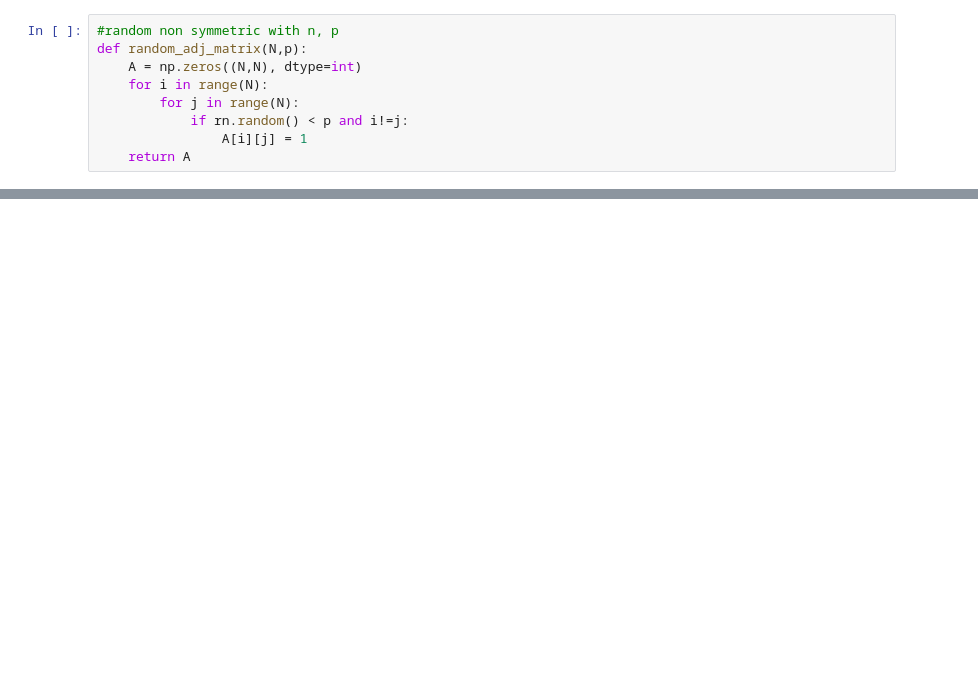
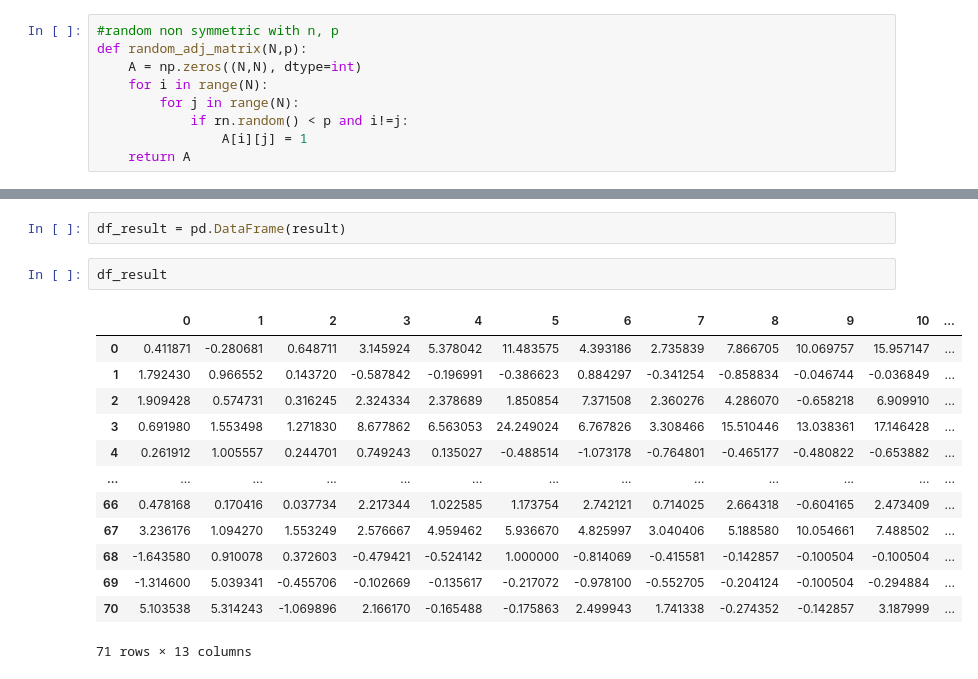
Before and after one commit to EnricoBorriello/Triads_Topology_Bio_Nets, a Jupyter notebook: Adjacency Matrices.ipynb, the cells around one changed output, grey strips where cells are left out. Saved outputs shown, nothing was run; the diff lists cells and outputs as text; blank space fills up the shorter version.

```diff
--- a/Adjacency Matrices.ipynb
+++ b/Adjacency Matrices.ipynb
@@ -329,0 +181,18 @@ plt.plot(t,result)
+# %%
+df_result = pd.DataFrame(result)
+# %%
+df_result
+# %% [output]
+|  | 0 | 1 | 2 | 3 | 4 | 5 | 6 | 7 | 8 | 9 | 10 | ... |
+| 0 | 0.411871 | -0.280681 | 0.648711 | 3.145924 | 5.378042 | 11.483575 | 4.393186 | 2.735839 | 7.866705 | 10.069757 | 15.957147 | ... |
+| 1 | 1.792430 | 0.966552 | 0.143720 | -0.587842 | -0.196991 | -0.386623 | 0.884297 | -0.341254 | -0.858834 | -0.046744 | -0.036849 | ... |
+| 2 | 1.909428 | 0.574731 | 0.316245 | 2.324334 | 2.378689 | 1.850854 | 7.371508 | 2.360276 | 4.286070 | -0.658218 | 6.909910 | ... |
+| 3 | 0.691980 | 1.553498 | 1.271830 | 8.677862 | 6.563053 | 24.249024 | 6.767826 | 3.308466 | 15.510446 | 13.038361 | 17.146428 | ... |
+| 4 | 0.261912 | 1.005557 | 0.244701 | 0.749243 | 0.135027 | -0.488514 | -1.073178 | -0.764801 | -0.465177 | -0.480822 | -0.653882 | ... |
+| ... | ... | ... | ... | ... | ... | ... | ... | ... | ... | ... | ... | ... |
+| 66 | 0.478168 | 0.170416 | 0.037734 | 2.217344 | 1.022585 | 1.173754 | 2.742121 | 0.714025 | 2.664318 | -0.604165 | 2.473409 | ... |
+| 67 | 3.236176 | 1.094270 | 1.553249 | 2.576667 | 4.959462 | 5.936670 | 4.825997 | 3.040406 | 5.188580 | 10.054661 | 7.488502 | ... |
+| 68 | -1.643580 | 0.910078 | 0.372603 | -0.479421 | -0.524142 | 1.000000 | -0.814069 | -0.415581 | -0.142857 | -0.100504 | -0.100504 | ... |
+| 69 | -1.314600 | 5.039341 | -0.455706 | -0.102669 | -0.135617 | -0.217072 | -0.978100 | -0.552705 | -0.204124 | -0.100504 | -0.294884 | ... |
+| 70 | 5.103538 | 5.314243 | -1.069896 | 2.166170 | -0.165488 | -0.175863 | 2.499943 | 1.741338 | -0.274352 | -0.142857 | 3.187999 | ... |
+71 rows × 13 columns
```
Also changed, not shown: parts of 42 cells of this notebook, 2 other files.
